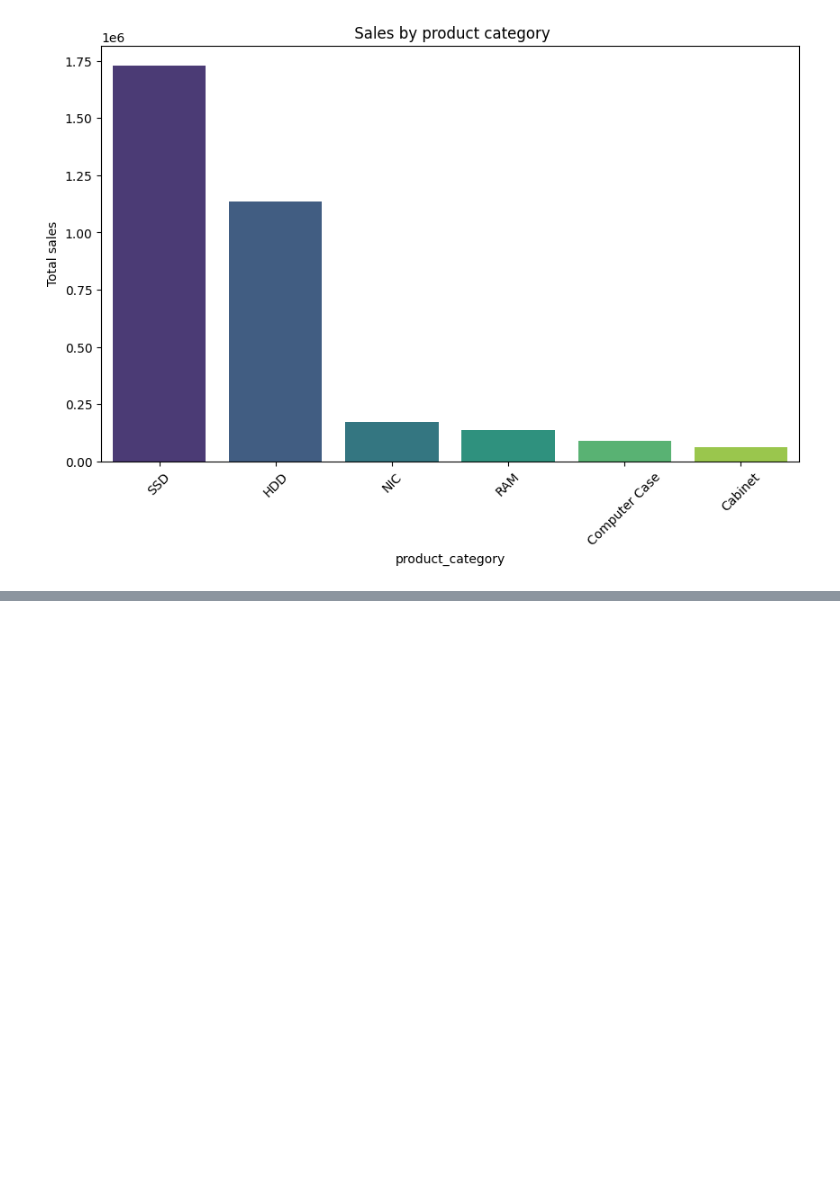
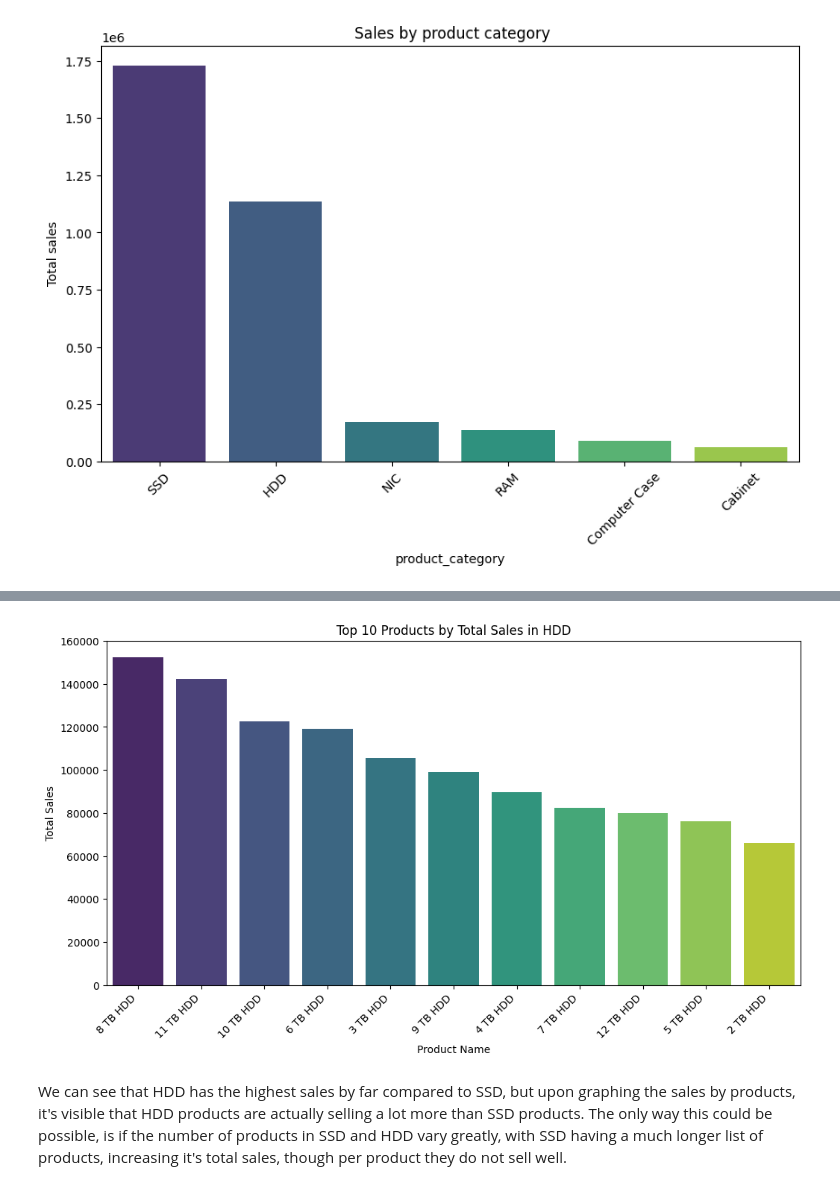
Before and after one commit to EGichuhi/Eunice-portfolio, a Jupyter notebook: ecomm_summary.ipynb, the cells around one changed output, grey strips where cells are left out. Drawn from its saved outputs; the diff is of its cells as text; code cells hidden in the pictures; blank space fills up the shorter version.

```diff
--- a/ecomm_summary.ipynb
+++ b/ecomm_summary.ipynb
@@ -168,0 +156,17 @@ plt.show()
+# %%
+category_name = 'HDD'
+category_df = df[df['product_category'] == category_name]
+sales_by_name_in_category = category_df.groupby('product_name')['total_sales'].sum().sort_values(ascending=False)
+top_10_sales_by_name_in_category = sales_by_name_in_category.head(20)
+
+plt.figure(figsize=(12, 6))
+sns.barplot(x=top_10_sales_by_name_in_category.index, y=top_10_sales_by_name_in_category.values, hue=top_10_sales_by_name_in_category.index, palette='viridis')
+plt.title(f'Top 10 Products by Total Sales in {category_name}')
+plt.xlabel('Product Name')
+plt.ylabel('Total Sales')
+plt.xticks(rotation=45, ha='right')
+plt.show()
+# %% [output]
+[figure, added]
+# %% [markdown]
+We can see that HDD has the highest sales by far compared to SSD, but upon graphing the sales by products, it's visible that HDD products are actually selling a lot more than SSD products. The only way this could be possible, is if the number of products in SSD and HDD vary greatly, with SSD having a much longer list of products, increasing it's total sales, though per product they do not sell well.
```
Also changed, not shown: parts of 52 cells of this notebook.
